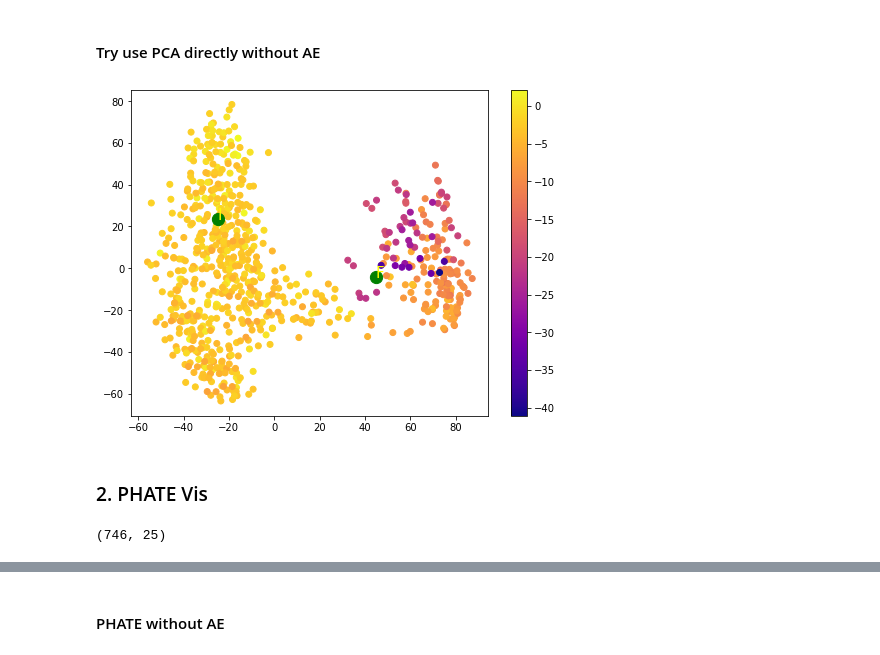
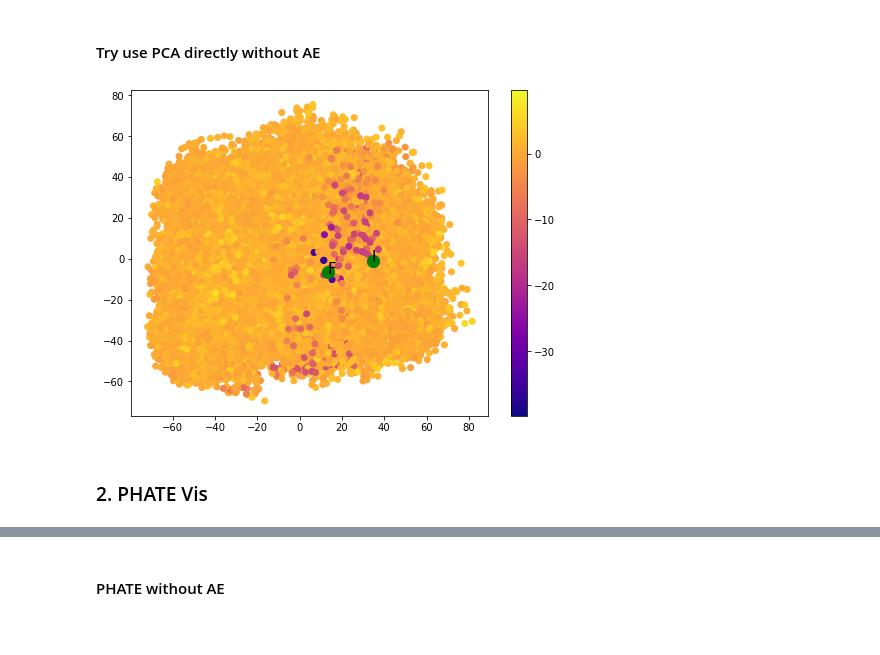
Before and after one commit to chenwei-zhang/ViDa, a Jupyter notebook: code/helix_embed_multrj.ipynb, the cells around one changed output, grey strips where cells are left out. Saved outputs shown, nothing was run; the diff lists cells and outputs as text; code cells hidden in the pictures.

Commit message:
update misc functions and add multi_trj embeding codes

```diff
--- a/code/helix_embed_multrj.ipynb
+++ b/code/helix_embed_multrj.ipynb
@@ -616,0 +443,21 @@ npyfile["all_coords"][:,0].shape, npyfile["pca"][:,0].shape,
+# %%
+X = npyfile["pca_all_coords"][:,0]
+Y = npyfile["pca_all_coords"][:,1]
+Z = npyfile["pca_all_coords"][:,2]
+
+# PCA: 2 components
+fig,ax = plt.subplots(figsize=(8,6))
+im = ax.scatter(X, Y,
+          # c=npyfile["SIM_G"],  # single trj
+          c=npyfile["SIMS_G"],   # multiple trj
+          cmap='plasma',
+        )
+
+plt.colorbar(im)
+
+annotations=["I","F"]
+x = [X[0],X[-1]]
+y = [Y[0],Y[-1]]
+plt.scatter(x,y,s=150, c="green", alpha=1)
+for i, label in enumerate(annotations):
+    plt.annotate(label, (x[i]-0.3,y[i]-0.3),fontsize=15,c="yellow")
@@ -617,12 +466,13 @@ npyfile["all_coords"][:,0].shape, npyfile["pca"][:,0].shape,
 # %%
-X = npyfile["all_coords"][:,0]
-Y = npyfile["all_coords"][:,1]
-Z = npyfile["all_coords"][:,2]
+X = npyfile["pca_coords"][:,0]
+Y = npyfile["pca_coords"][:,1]
+Z = npyfile["pca_coords"][:,2]
 
 # PCA: 2 components
 fig,ax = plt.subplots(figsize=(8,6))
 im = ax.scatter(X, Y,
-          c=npyfile["energy"],
+          # c=npyfile["SIM_G_uniq"],
+          c=npyfile["SIMS_G_uniq"],
           cmap='plasma',
         )
 
@@ -686,35 +515,30 @@ ax.scatter(x,y,z,s=100,c="green",alpha=1)
 # %% [markdown]
 #### Try use PCA directly without AE
 # %%
-pca_coords1 = PCA(n_components=3).fit_transform(SIM_scar_uniq)
-pca_coords1.shape
+# pca_coords1 = PCA(n_components=3).fit_transform(npyfile["SIM_scar_uniq"])  # single trj
+pca_coords1 = PCA(n_components=3).fit_transform(npyfile["SIMS_scar_uniq"])   # multiple trj
 
 X = pca_coords1[:,0]
 Y = pca_coords1[:,1]
 Z = pca_coords1[:,2]
 
 # PCA: 2 components
 fig,ax = plt.subplots(figsize=(8,6))
 im = ax.scatter(X, Y,
-          c=npyfile["energy"],
+          # c=npyfile["SIM_G_uniq"],
+          c=npyfile["SIMS_G_uniq"],
           cmap='plasma',
         )
 
 plt.colorbar(im)
 
 annotations=["I","F"]
 x = [X[0],X[-1]]
 y = [Y[0],Y[-1]]
 plt.scatter(x,y,s=150, c="green", alpha=1)
 for i, label in enumerate(annotations):
-    plt.annotate(label, (x[i]-0.3,y[i]-0.3),fontsize=15,c="yellow")
+    plt.annotate(label, (x[i]-0.3,y[i]-0.3),fontsize=15,c="black")
 # %% [output]
-[figure, old version]
+[figure, new version]
 # %% [markdown]
 ### 2. PHATE Vis
-# %%
-npyfile0 = np.load("data/helix_asso/assos_PT3_1sim_20C_embed_uniq_1000epoch.npy")
-data_embed = npyfile0["data_embed"]
-data_embed.shape
-# %% [output]
-(746, 25)
```
Also changed, not shown: parts of 64 cells of this notebook, 1 other file.
